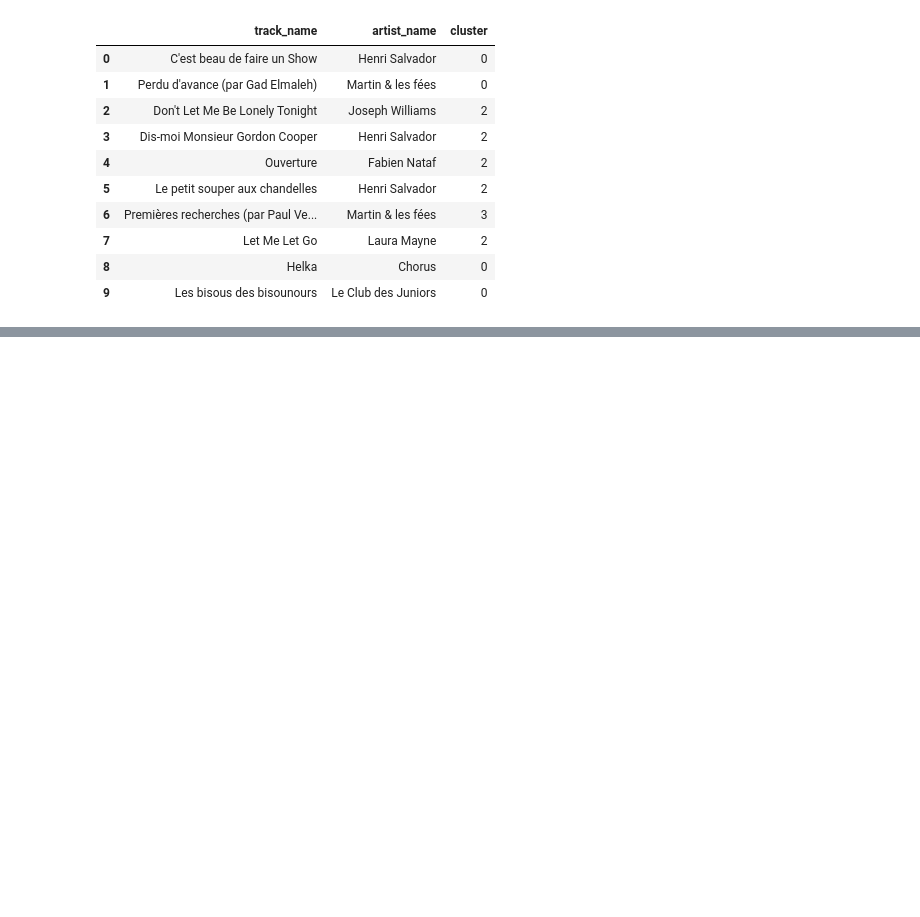
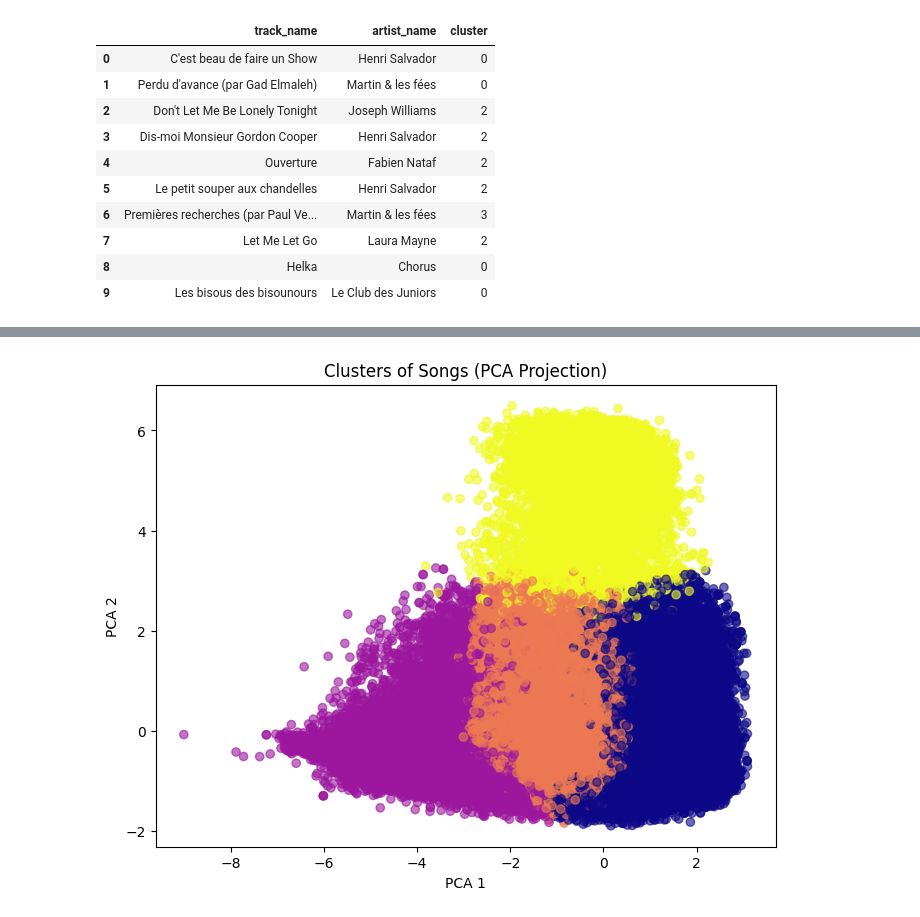
Before and after one commit to Y4jn4s/EDA_Project_Spotify, a Jupyter notebook: EDA_Spotify.ipynb, the cells around one changed output, grey strips where cells are left out. Saved outputs shown, nothing was run; the diff lists cells and outputs as text; code cells hidden in the pictures; blank space fills up the shorter version.

```diff
--- a/EDA_Spotify.ipynb
+++ b/EDA_Spotify.ipynb
@@ -308,0 +338,16 @@ Assigned cluster labels to first 200 songs for preview:
+# %%
+from sklearn.decomposition import PCA
+
+pca = PCA(n_components=2)
+X_pca = pca.fit_transform(Xs)
+
+plt.figure(figsize=(8,6))
+plt.scatter(X_pca[:,0], X_pca[:,1], c=labels, cmap='plasma', alpha=0.6)
+plt.xlabel("PCA 1")
+plt.ylabel("PCA 2")
+plt.title("Clusters of Songs (PCA Projection)")
+plt.show()
+
+#PCA PROJECTIONS
+# %% [output]
+[figure, added]
```
Also changed, not shown: parts of 3 cells of this notebook.
